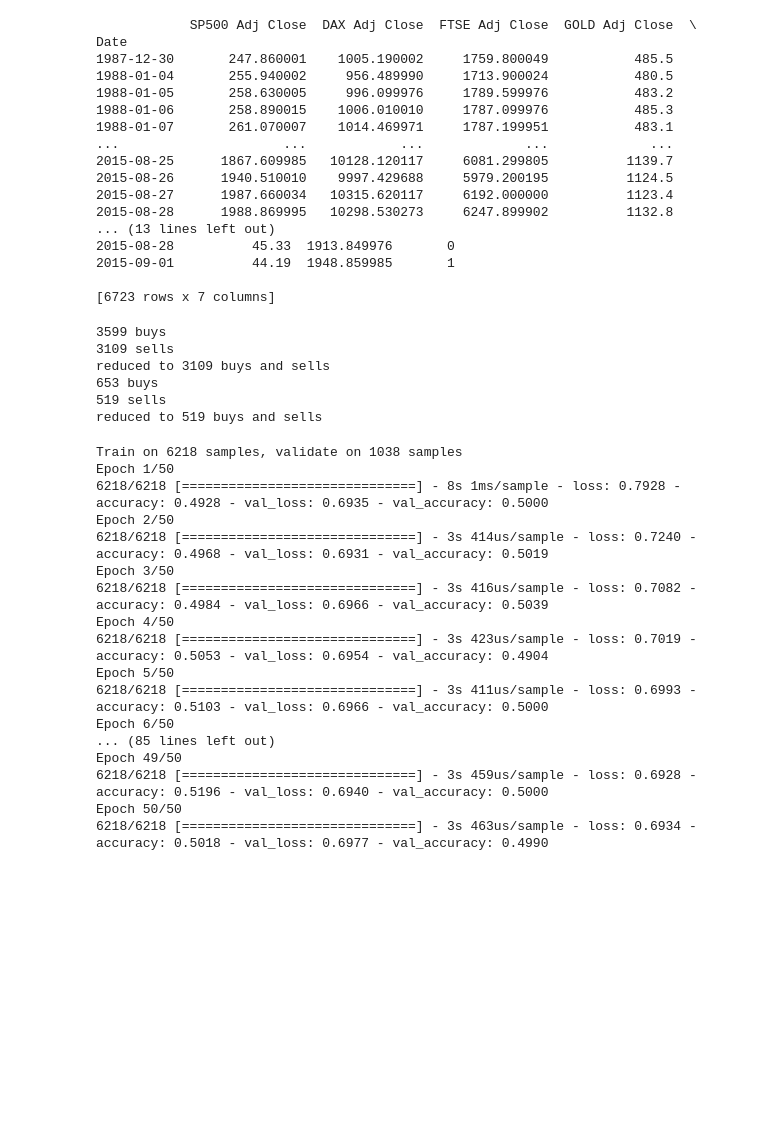
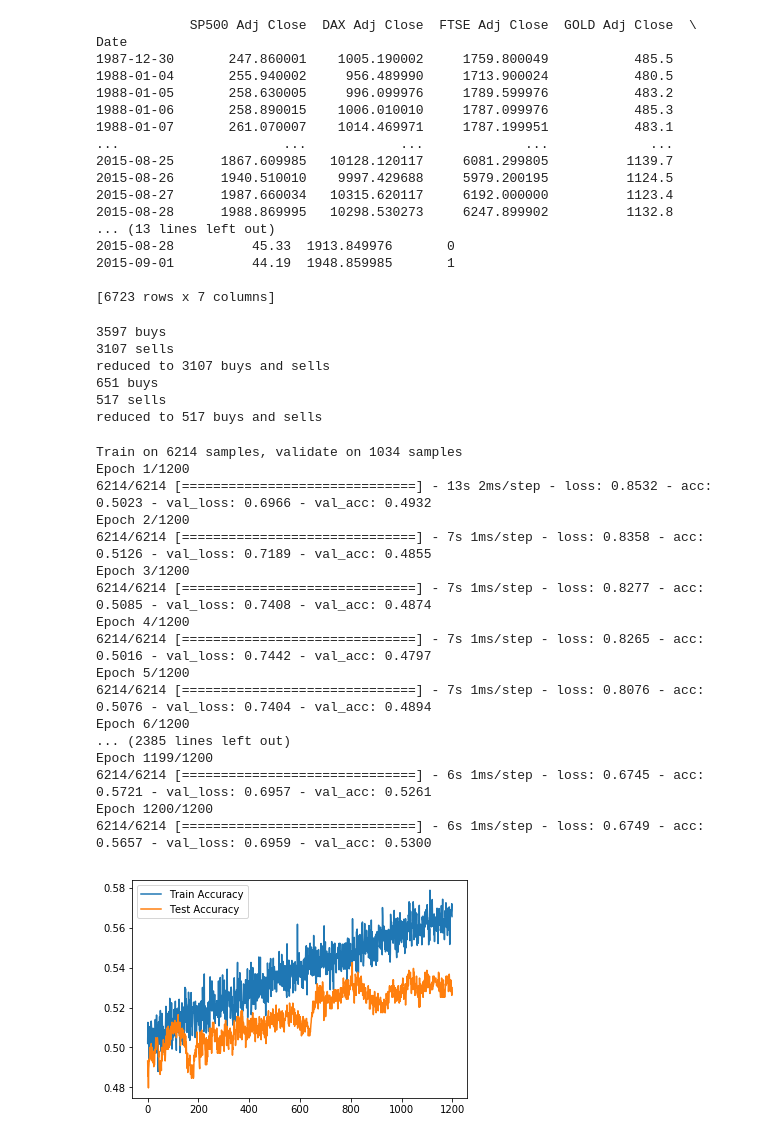
Before and after one commit to ajmal017/hack-the-stonk, a Jupyter notebook: Deep learning/RNN notebook.ipynb, the cells around one changed output. Cells and saved outputs as stored; diff of their text form; code cells hidden in the pictures; blank space fills up the shorter version.

Commit message:
achieved 54% accuracy

```diff
--- a/Deep learning/RNN notebook.ipynb
+++ b/Deep learning/RNN notebook.ipynb
@@ -146,8 +146,8 @@ def process_data(data):
     for column in data.columns:  # Normalize the columns
         if column != "Target":   # We only want to normalize the other columns
             data[column] = data[column].pct_change()   # Normalization by percent change
-            #data.dropna(inplace = True)
-            #data[column] = preprocessing.scale(data[column].values)    # First testing without scaling
+            data.dropna(inplace = True)
+            data[column] = preprocessing.scale(data[column].values)    # First testing without scaling
 
     data.dropna(inplace = True)
 
@@ -207,37 +207,41 @@ def process_data(data):
 x_train, y_train = process_data(data_training)
 x_test, y_test   = process_data(data_testing)
 # %% [output]
-3599 buys
-3109 sells
-reduced to 3109 buys and sells
-653 buys
-519 sells
-reduced to 519 buys and sells
+3597 buys
+3107 sells
+reduced to 3107 buys and sells
+651 buys
+517 sells
+reduced to 517 buys and sells
 # %%
 model = Sequential()
 
-LSTM_REPRESENTATION = 16
+LSTM_LAYERS = 3
+LSTM_REPRESENTATION = 32
 DENSE_REPRESENTATION = 16
+DROPOUT = 0.2
+LEARNING_RATE = 0.00001
+BATCH_SIZE = 32
 
 
 model.add(LSTM(LSTM_REPRESENTATION, activation = 'relu', input_shape = (x_train.shape[1:]), return_sequences = True))
-model.add(Dropout(0.2))
+model.add(Dropout(DROPOUT))
 model.add(BatchNormalization())
 
 model.add(LSTM(LSTM_REPRESENTATION, return_sequences = True))
-model.add(Dropout(0.1))
+model.add(Dropout(DROPOUT))
 model.add(BatchNormalization())
 
 model.add(LSTM(LSTM_REPRESENTATION))
-model.add(Dropout(0.2))
+model.add(Dropout(DROPOUT))
 model.add(BatchNormalization())
 
 model.add(Dense(DENSE_REPRESENTATION, activation = 'relu'))
-model.add(Dropout(0.2))
+model.add(Dropout(DROPOUT))
 
 model.add(Dense(2, activation = 'softmax'))
 # %%
-opt = tf.keras.optimizers.Adam(lr=0.001, decay = 1e-6)
+opt = tf.keras.optimizers.Adam(lr=LEARNING_RATE, decay = 1e-6)
 
 model.compile(
     loss = 'sparse_categorical_crossentropy',
@@ -245,38 +249,40 @@ model.compile(
     metrics = ['accuracy']
 )
 
-tensorboard = TensorBoard(log_dir="logs\LSTM-{}-DENSE-{}".format(LSTM_REPRESENTATION, DENSE_REPRESENTATION))
+tensorboard = TensorBoard(log_dir="logs\LSTM-{}-DENSE-{}-LAYERS-{}-DROPOUT-{}-LR-{}-BS-{}-MK-10".format(LSTM_REPRESENTATION, DENSE_REPRESENTATION, LSTM_LAYERS, DROPOUT, LEARNING_RATE, BATCH_SIZE))
 # %%
 history = model.fit(
     x_train, y_train,
-    batch_size = 32,
-    epochs = 50,
+    batch_size = BATCH_SIZE,
+    epochs = 1200,
     validation_data = (x_test, y_test),
     callbacks=[tensorboard]
 )
 # %% [output]
-Train on 6218 samples, validate on 1038 samples
-Epoch 1/50
-6218/6218 [==============================] - 8s 1ms/sample - loss: 0.7928 - accuracy: 0.4928 - val_loss: 0.6935 - val_accuracy: 0.5000
-Epoch 2/50
-6218/6218 [==============================] - 3s 414us/sample - loss: 0.7240 - accuracy: 0.4968 - val_loss: 0.6931 - val_accuracy: 0.5019
-Epoch 3/50
-6218/6218 [==============================] - 3s 416us/sample - loss: 0.7082 - accuracy: 0.4984 - val_loss: 0.6966 - val_accuracy: 0.5039
-Epoch 4/50
-6218/6218 [==============================] - 3s 423us/sample - loss: 0.7019 - accuracy: 0.5053 - val_loss: 0.6954 - val_accuracy: 0.4904
-Epoch 5/50
-6218/6218 [==============================] - 3s 411us/sample - loss: 0.6993 - accuracy: 0.5103 - val_loss: 0.6966 - val_accuracy: 0.5000
-Epoch 6/50
-... (85 lines left out)
-Epoch 49/50
-6218/6218 [==============================] - 3s 459us/sample - loss: 0.6928 - accuracy: 0.5196 - val_loss: 0.6940 - val_accuracy: 0.5000
-Epoch 50/50
-6218/6218 [==============================] - 3s 463us/sample - loss: 0.6934 - accuracy: 0.5018 - val_loss: 0.6977 - val_accuracy: 0.4990
+Train on 6214 samples, validate on 1034 samples
+Epoch 1/1200
+6214/6214 [==============================] - 13s 2ms/step - loss: 0.8532 - acc: 0.5023 - val_loss: 0.6966 - val_acc: 0.4932
+Epoch 2/1200
+6214/6214 [==============================] - 7s 1ms/step - loss: 0.8358 - acc: 0.5126 - val_loss: 0.7189 - val_acc: 0.4855
+Epoch 3/1200
+6214/6214 [==============================] - 7s 1ms/step - loss: 0.8277 - acc: 0.5085 - val_loss: 0.7408 - val_acc: 0.4874
+Epoch 4/1200
+6214/6214 [==============================] - 7s 1ms/step - loss: 0.8265 - acc: 0.5016 - val_loss: 0.7442 - val_acc: 0.4797
+Epoch 5/1200
+6214/6214 [==============================] - 7s 1ms/step - loss: 0.8076 - acc: 0.5076 - val_loss: 0.7404 - val_acc: 0.4894
+Epoch 6/1200
+... (2385 lines left out)
+Epoch 1199/1200
+6214/6214 [==============================] - 6s 1ms/step - loss: 0.6745 - acc: 0.5721 - val_loss: 0.6957 - val_acc: 0.5261
+Epoch 1200/1200
+6214/6214 [==============================] - 6s 1ms/step - loss: 0.6749 - acc: 0.5657 - val_loss: 0.6959 - val_acc: 0.5300
 # %%
-accuracy = history.history['accuracy']
-val_accuracy = history.history['val_accuracy']
+accuracy = history.history['acc']
+val_accuracy = history.history['val_acc']
 
 plt.plot(accuracy, label = "Train Accuracy")
 plt.plot(val_accuracy, label = "Test Accuracy")
 plt.legend()
 plt.show()
+# %% [output]
+[figure, added]
```
